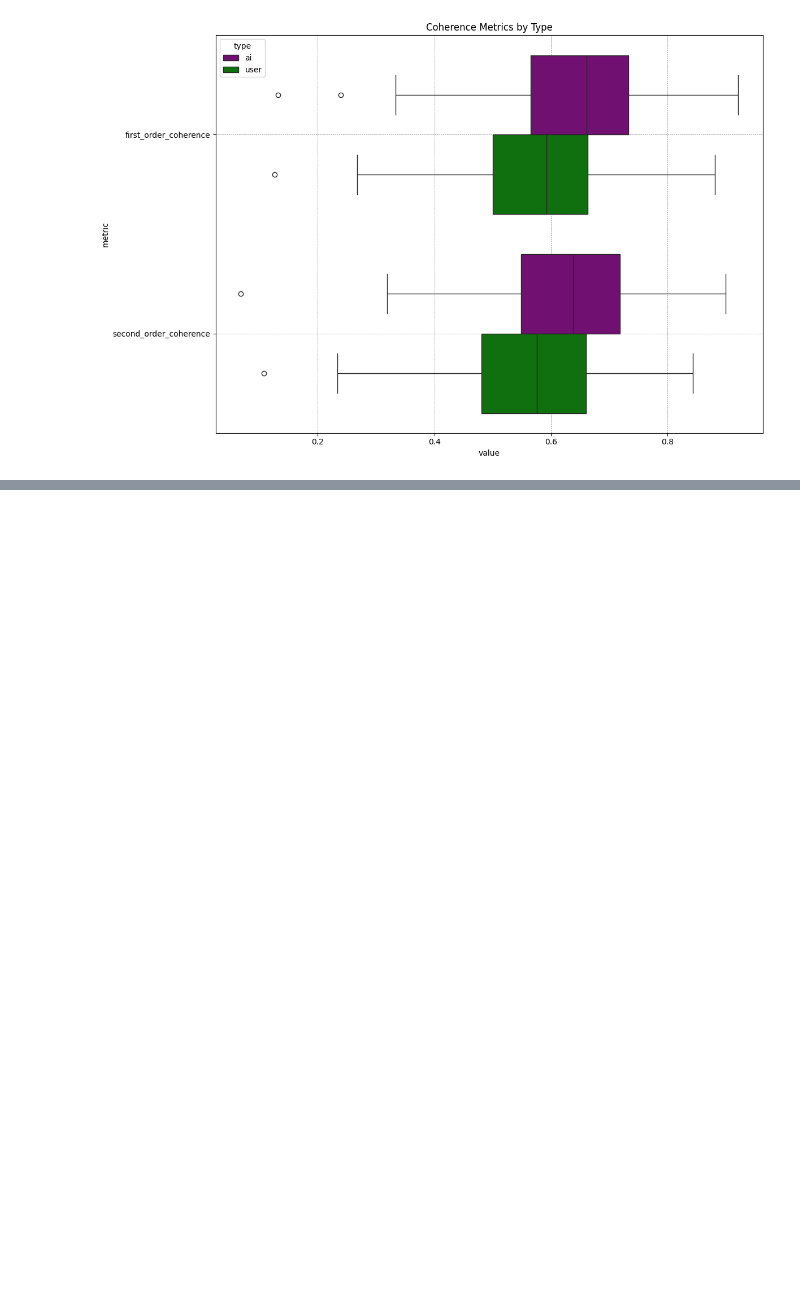
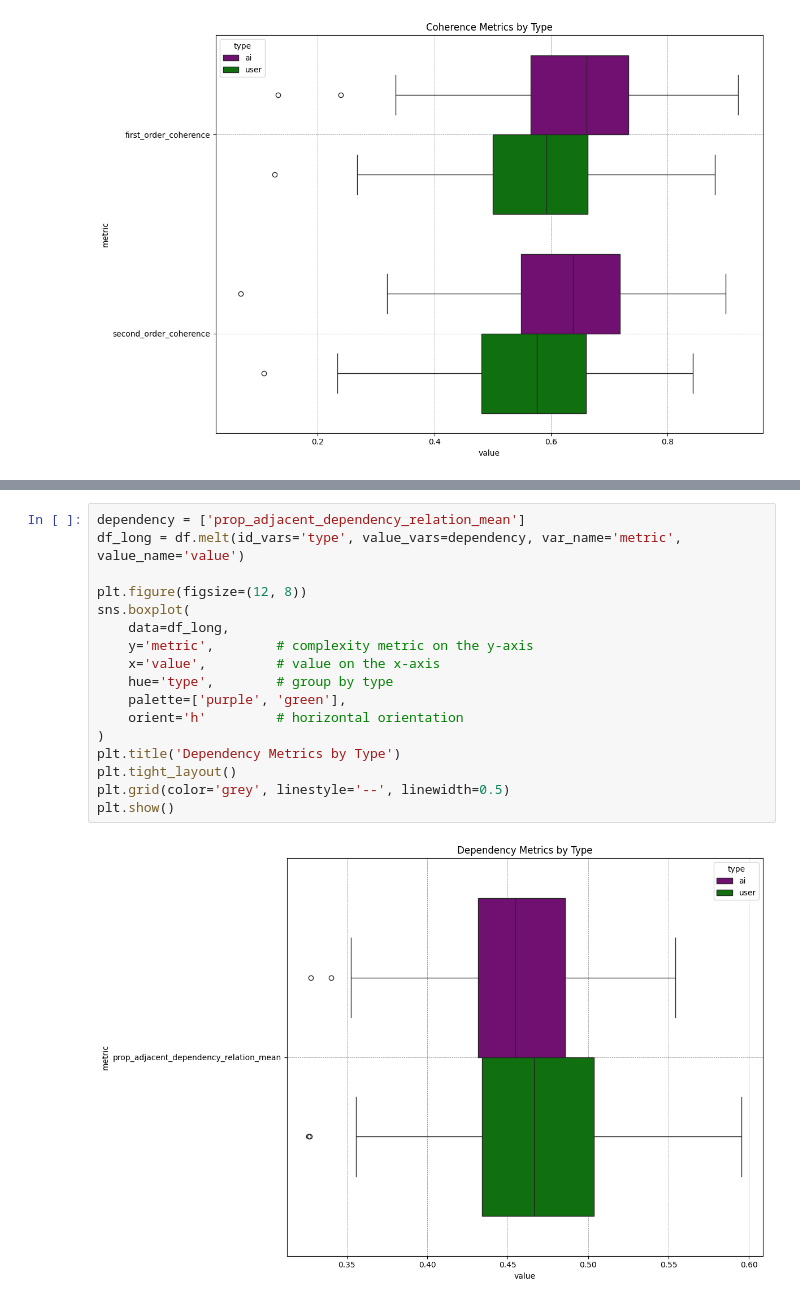
Before and after one commit to Halfidaldal/PENPAL_analysis, a Jupyter notebook: Berlin/Scripts & analyses/quick_analysis.ipynb, the cells around one changed output, grey strips where cells are left out. Drawn from its saved outputs; the diff is of its cells as text; blank space fills up the shorter version.

```diff
--- a/Berlin/Scripts & analyses/quick_analysis.ipynb
+++ b/Berlin/Scripts & analyses/quick_analysis.ipynb
@@ -150,0 +170,19 @@ plt.show()
+# %%
+dependency = ['prop_adjacent_dependency_relation_mean']
+df_long = df.melt(id_vars='type', value_vars=dependency, var_name='metric', value_name='value')
+
+plt.figure(figsize=(12, 8))
+sns.boxplot(
+    data=df_long,
+    y='metric',        # complexity metric on the y-axis
+    x='value',         # value on the x-axis
+    hue='type',        # group by type
+    palette=['purple', 'green'],
+    orient='h'         # horizontal orientation
+)
+plt.title('Dependency Metrics by Type')
+plt.tight_layout()
+plt.grid(color='grey', linestyle='--', linewidth=0.5)
+plt.show()
+# %% [output]
+[figure, added]
```
Also changed, not shown: parts of 12 cells of this notebook, 2 other files.
